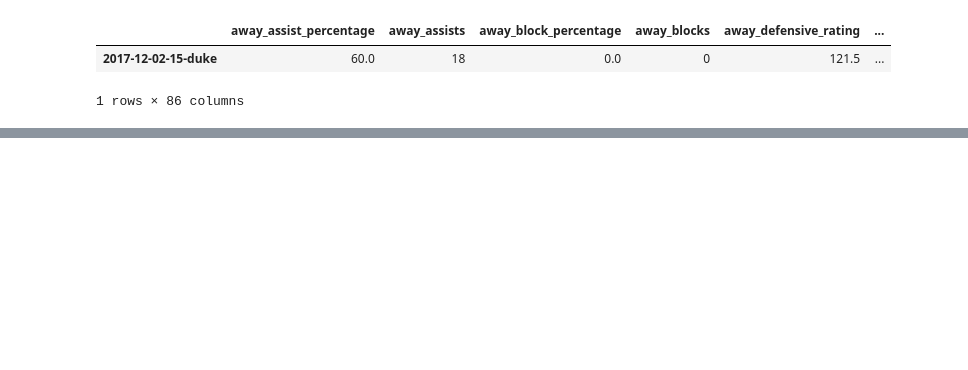
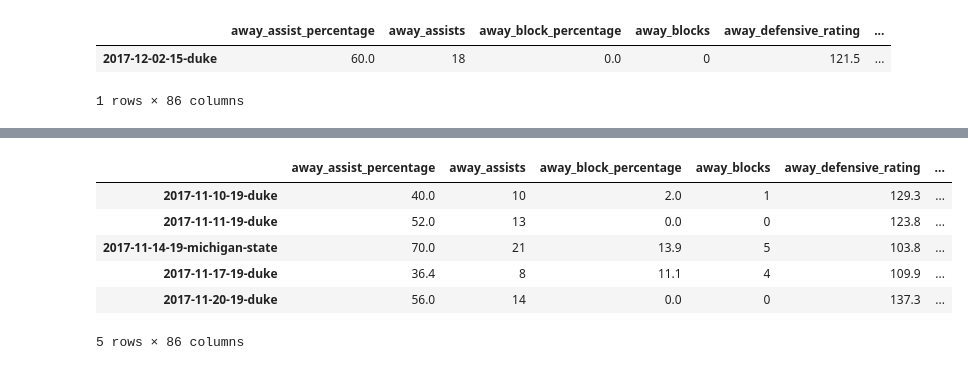
Before and after one commit to MatthewR1021/Machine-Learning-Madness, a Jupyter notebook: TJNotebook.ipynb, the cells around one changed output, grey strips where cells are left out. Drawn from its saved outputs; the diff is of its cells as text; code cells hidden in the pictures; blank space fills up the shorter version.

```diff
--- a/TJNotebook.ipynb
+++ b/TJNotebook.ipynb
@@ -20,0 +62,14 @@ for date in games.games.values():
+# %%
+from sportsipy.ncaab.schedule import Schedule
+
+duke_schedule = Schedule('Duke', 2018)
+
+duke_schedule.dataframe_extended.head()
+# %% [output]
+|  | away_assist_percentage | away_assists | away_block_percentage | away_blocks | away_defensive_rating | ... |
+| 2017-11-10-19-duke | 40.0 | 10 | 2.0 | 1 | 129.3 | ... |
+| 2017-11-11-19-duke | 52.0 | 13 | 0.0 | 0 | 123.8 | ... |
+| 2017-11-14-19-michigan-state | 70.0 | 21 | 13.9 | 5 | 103.8 | ... |
+| 2017-11-17-19-duke | 36.4 | 8 | 11.1 | 4 | 109.9 | ... |
+| 2017-11-20-19-duke | 56.0 | 14 | 0.0 | 0 | 137.3 | ... |
+5 rows × 86 columns
```
Also changed, not shown: parts of 6 cells of this notebook.
